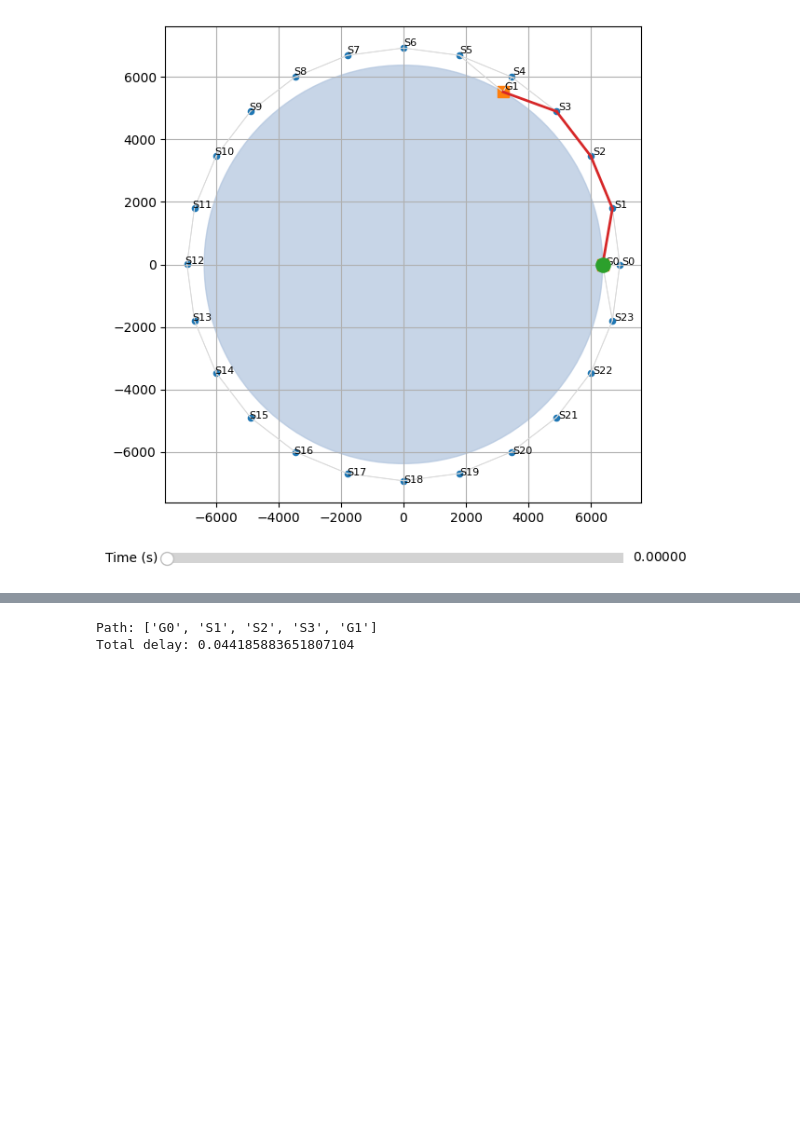
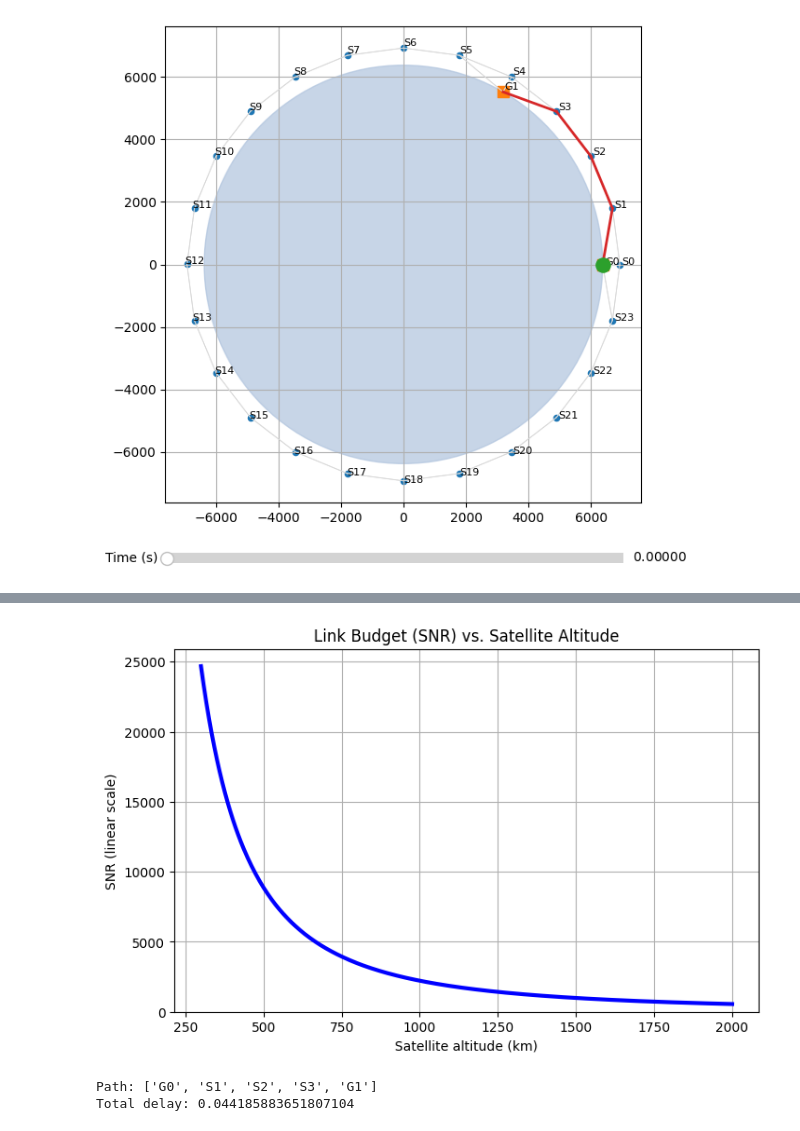
Before and after one commit to nasianikolova/Cluster-of-satellites, a Jupyter notebook: 2D-simple-network (scaffold).ipynb, the cells around one changed output, grey strips where cells are left out. Saved outputs shown, nothing was run; the diff lists cells and outputs as text; code cells hidden in the pictures; blank space fills up the shorter version.

```diff
--- a/2D-simple-network (scaffold).ipynb
+++ b/2D-simple-network (scaffold).ipynb
@@ -492,57 +524,52 @@ plt.show()
 # %%
-def build_visibility_graph(self):
-    graph = {n.id: [] for n in self.nodes}
+import numpy as np
+import matplotlib.pyplot as plt
+import math
 
-    #Link budget constants
-    k = 1.380649e-23          # Boltzmann constant
-    T = 290                   # noise temperature (K)
-    Pt = 5.0                  # transmit power (W)
-    Gt = 3000.0               # ~35 dBi
-    Gr = 3000.0               # ~35 dBi
-    B  = 20e6                 # bandwidth (Hz)
-    SNR_min = 1.0             # 0 dB threshold
-    wavelength = (C_KM_S*1000) / 12e9   # 12 GHz carrier
+# Constants
+C = 299792458.0
+k = 1.380649e-23
+T = 290
+Pt = 5.0
+Gt = 3000.0
+Gr = 3000.0
+B  = 20e6
+SNR_min = 1.0
+f = 12e9
+wavelength = C / f
 
-    for a in self.nodes:
-        for b in self.nodes:
-            if a.id == b.id:
-                continue
-            if a.type == "ground" and b.type == "ground":
-                continue
+altitudes = np.linspace(300, 2000, 400)
+snr_values = []
 
+for alt in altitudes:
+    # Slant range (overhead)
+    d_km = alt
+    d_m  = d_km * 1000.0
 
-            if not line_of_sight(a.pos, b.pos):
-                continue
+    # Friis received power
+    Pr = Pt * Gt * Gr * (wavelength / (4 * math.pi * d_m))**2
 
+    # Noise power
+    N = k * T * B
 
-            d_km = euclidean_distance(a.pos, b.pos)
-            d_m  = d_km * 1000.0
+    # SNR
+    SNR = Pr / N
+    snr_values.append(SNR)
 
-            # ISL limit
-            if a.type == "sat" and b.type == "sat" and self.max_isl_km is not None:
-                if d_km > self.max_isl_km:
-                    continue
+snr_values = np.array(snr_values)
 
-            #Friis received power
-            Pr = Pt * Gt * Gr * (wavelength / (4*math.pi*d_m))**2
+plt.figure(figsize=(8,5))
+plt.plot(altitudes, snr_values, linewidth=3, color="blue")
 
+plt.xlabel("Satellite altitude (km)")
+plt.ylabel("SNR (linear scale)")
+plt.title("Link Budget (SNR) vs. Satellite Altitude")
+plt.grid(True)
+plt.ylim(0, snr_values.max() * 1.05)
 
-            N = k * T * B
-
-            # SNR
-            SNR = Pr / N
-
-            # SNR filter
-            if SNR < SNR_min:
-                continue
-
-
-            delay = d_km / C_KM_S + self.processing_delay_s
-            graph[a.id].append((b.id, delay))
-
-    self.graph = graph
-
-Simulation.build_visibility_graph = build_visibility_graph
+plt.show()
+# %% [output]
+[figure, added]
 # %%
 sim = Simulation(num_sats=24, altitude_km=550.0,
                  ground_angles_deg=[0.0, 60.0],
```
Also changed, not shown: parts of 3 cells of this notebook.
